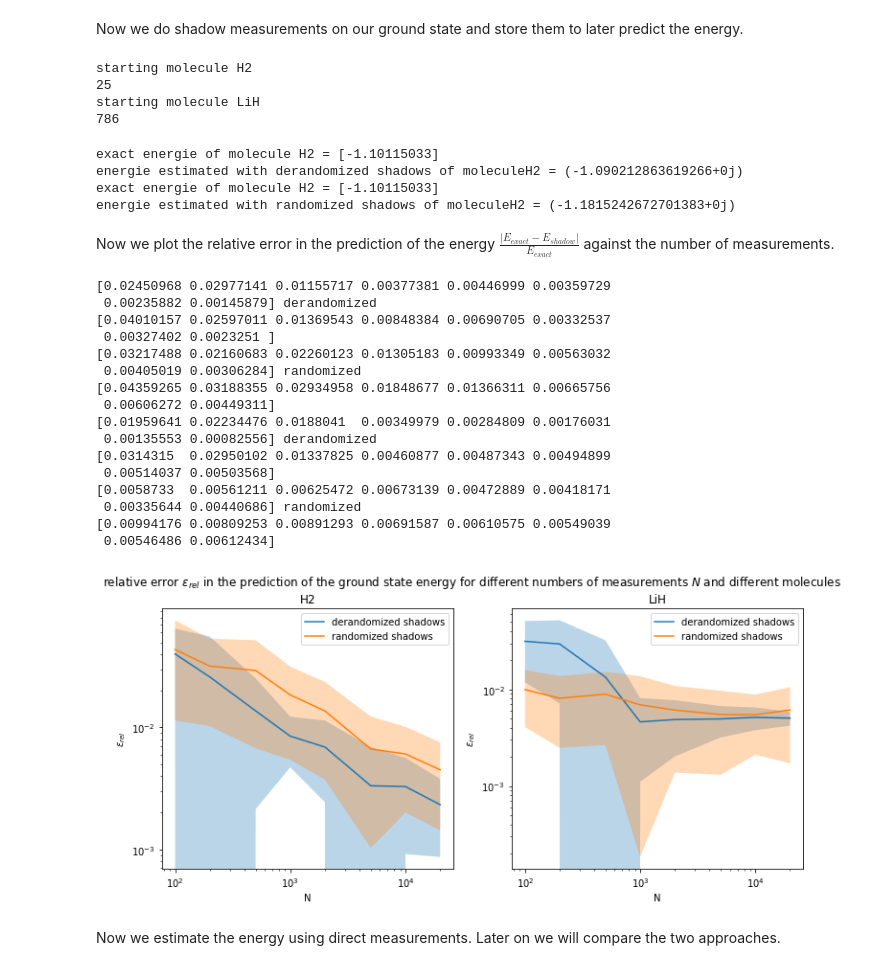
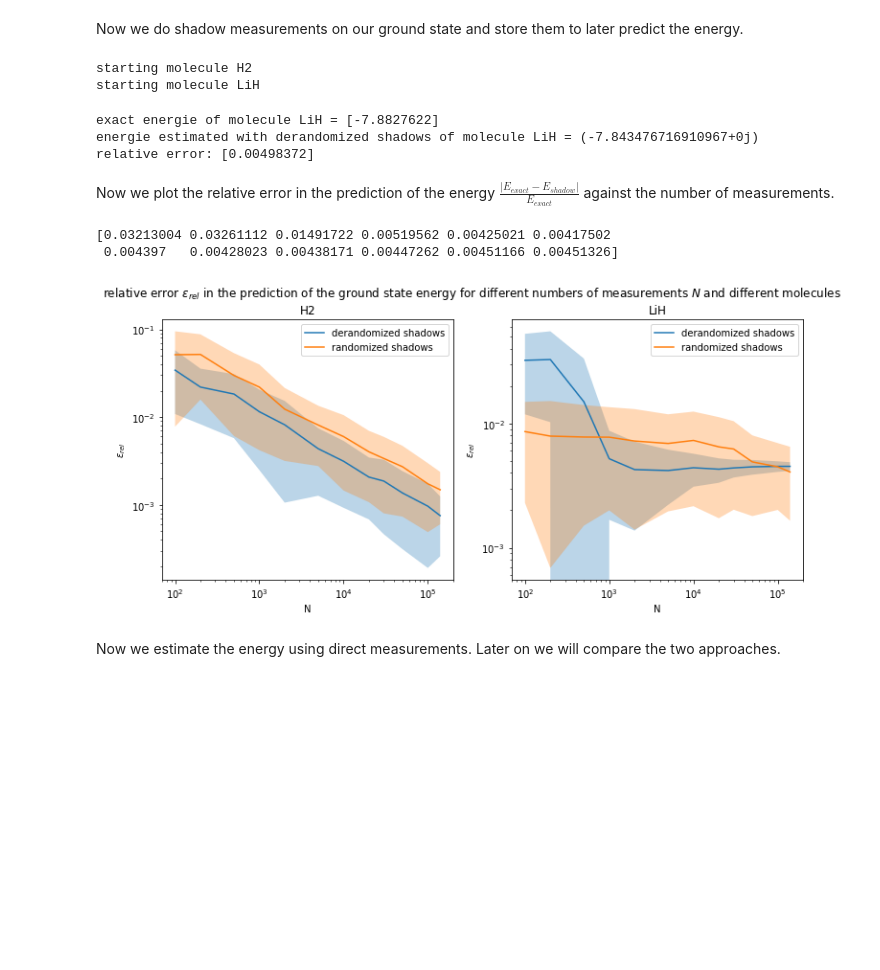
Before and after one commit to LennartBuerger/classical-shadows-for-1d-TFIM-energy-estimation, a Jupyter notebook: display_data/molecules_display_bf_and_shadow.ipynb, the cells around one changed output. Saved outputs shown, nothing was run; the diff lists cells and outputs as text; code cells hidden in the pictures; blank space fills up the shorter version.

Commit message:
plotted shadow performance for H2 and LiH, H2 works nicely, LiH not

```diff
--- a/display_data/molecules_display_bf_and_shadow.ipynb
+++ b/display_data/molecules_display_bf_and_shadow.ipynb
@@ -23,7 +23,7 @@ for molecule in molecules:
 Now we do shadow measurements on our ground state and store them to later predict the energy.
 # %%
 molecules = ['H2', 'LiH']
-num_of_measurements = 300000
+num_of_measurements = 7000000
 measurement_methods = np.array(['derandomized', 'randomized'])
 for molecule in molecules:
     print('starting molecule ' + molecule)
@@ -39,9 +39,7 @@ for molecule in molecules:
         np.save(save_direc_index, measurement_index)
 # %% [output]
 starting molecule H2
-25
 starting molecule LiH
-786
 # %%
 # this function converts the stored measurement outcomes to the correct shape needed for the shadow prediction
 def conversion_to_prediction_shadow_dict_shape(measurement_procedure, measurement_index, qubit_num):
@@ -57,45 +55,50 @@ def conversion_to_prediction_shadow_dict_shape(measurement_procedure, measuremen
     return measurement
 # %%
 measurement_methods = np.array(['derandomized', 'randomized'])
-num_of_measurements = 500
-molecules = ['H2', 'LiH', 'H2O', 'NH3']
+num_of_measurements = 10000
+molecules = ['LiH']
 energies_shadow = []
 energies_brute = []
 for molecule in molecules:
-    for l in range(0,2):
+    for l in range(0,1):
         save_direc_procedure = Path('data/shadow_measurements/procedure_molecule_' + molecule +'_method_'+measurement_methods[l]+'.npy')
         save_direc_index = Path('data/shadow_measurements/index_molecule_' + molecule +'_method_'+measurement_methods[l]+'.npy')
         measurement_procedure = np.lib.format.open_memmap(save_direc_procedure, dtype=np.str_, mode='r')
         measurement_index = np.lib.format.open_memmap(save_direc_index, dtype=np.int32, mode='r')
         measurements = conversion_to_prediction_shadow_dict_shape(measurement_procedure[0:num_of_measurements,:],
                                                                   measurement_index[0:num_of_measurements], Molecular_Hamiltonian(molecule).qubit_number_after_jordan_wigner())
-        energy_shadow = Molecular_Hamiltonian(molecule).energy_shadow(measurements).real()
+        energy_shadow = Molecular_Hamiltonian(molecule).energy_shadow(measurements)
         save_direc_eigs = Path('data/Diagonal_hamiltonian/molecule_'+ molecule + '_eigenvalues_first.npy')
         energy_brute = np.load(save_direc_eigs, allow_pickle=True)
         energies_shadow.append(energy_shadow)
         energies_brute.append(energy_brute)
         print('exact energie of molecule ' + molecule + ' = ' + str(energy_brute))
-        print('energie estimated with ' + measurement_methods[l] + ' shadows of molecule' + molecule + ' = ' + str(energy_shadow))
+        print('energie estimated with ' + measurement_methods[l] + ' shadows of molecule ' + molecule + ' = ' + str(energy_shadow))
+        print('relative error: ' + str(np.abs((energy_brute - energy_shadow) / energy_brute)))
 # %% [output]
-exact energie of molecule H2 = [-1.10115033]
-energie estimated with derandomized shadows of moleculeH2 = (-1.090212863619266+0j)
-exact energie of molecule H2 = [-1.10115033]
-energie estimated with randomized shadows of moleculeH2 = (-1.1815242672701383+0j)
+exact energie of molecule LiH = [-7.8827622]
+energie estimated with derandomized shadows of molecule LiH = (-7.843476716910967+0j)
+relative error: [0.00498372]
 # %% [markdown]
 Now we plot the relative error in the prediction of the energy $\frac{|E_{exact} - E_{shadow}|}{E_{exact}}$ against the number of measurements.
 # %%
 measurement_methods = np.array(['derandomized', 'randomized'])
-numbers_of_measurements = np.array([100, 200, 500, 1000, 2000, 5000, 10000, 20000])
-batches = 15
+numbers_of_measurements = np.array([100, 200, 500, 1000, 2000, 5000, 10000, 20000, 50000, 100000, 200000, 500000, 10**6, 2*10**6, 7*10**6])
+batches = 1
 molecules = ['H2', 'LiH']
-all_rel_errors = {}
+try:
+    save_direc_rel_errors = Path('data/energy_estimations/molecules_relative_erros_in_energy_prediction_dict.npy')
+    all_rel_errors = np.load(save_direc_rel_errors, allow_pickle=True)
+    all_rel_errors = all_rel_errors.item()
+except:
+    all_rel_errors = {}
 for molecule in molecules:
     all_rel_errors[molecule] = {}
+    save_direc_eigs = Path('data/Diagonal_hamiltonian/molecule_'+ molecule + '_eigenvalues_first.npy')
+    energy_brute = float(np.load(save_direc_eigs, allow_pickle=True))
     for l in range(0,2):
         rel_errors_in_one_batch = np.zeros((np.size(numbers_of_measurements), batches))
         for b in range(0, batches):
-            save_direc_eigs = Path('data/Diagonal_hamiltonian/molecule_'+ molecule + '_eigenvalues_first.npy')
-            energy_brute = float(np.load(save_direc_eigs, allow_pickle=True))
             for n in range(0, np.size(numbers_of_measurements)):
                 save_direc_procedure = Path('data/shadow_measurements/procedure_molecule_' + molecule +'_method_'+measurement_methods[l]+'.npy')
                 save_direc_index = Path('data/shadow_measurements/index_molecule_' + molecule +'_method_'+measurement_methods[l]+'.npy')
@@ -110,57 +113,45 @@ save_direc_rel_errors = Path('data/energy_estimations/molecules_relative_erros_i
 np.save(save_direc_rel_errors, all_rel_errors)
 # %%
 measurement_methods = np.array(['derandomized', 'randomized'])
-numbers_of_measurements = np.array([100, 200, 500, 1000, 2000, 5000, 10000, 20000])
+numbers_of_measurements = np.array([100, 200, 500, 1000, 2000, 5000, 10000, 20000, 30000, 50000, 100000, 140000])
 molecules = ['H2', 'LiH']
 fig, axs = plt.subplots(1, 2)
 fig.set_figheight(5)
 fig.set_figwidth(12)
 fig.suptitle('relative error $\epsilon_{rel}$ in the prediction of the ground state energy for different numbers of measurements $N$ and different molecules')
 save_direc_rel_errors = Path('data/energy_estimations/molecules_relative_erros_in_energy_prediction_dict.npy')
 all_rel_errors_dict = np.load(save_direc_rel_errors, allow_pickle=True)
 all_rel_errors_dict = all_rel_errors_dict.item()
 for molecule in molecules:
     for l in range(0,2):
         rel_errors = all_rel_errors_dict[molecule][measurement_methods[l]]
         rel_errors_mean = np.mean(rel_errors, axis = 1)
         rel_errors_std = np.std(rel_errors, axis = 1)
-        print(rel_errors_std, measurement_methods[l])
-        print(rel_errors_mean)
         if molecule == 'H2':
             i = 0
             j = 0
         if molecule == 'LiH':
             i = 0
             j = 1
         if molecule == 'H2O':
             i = 1
             j = 0
         if molecule == 'NH3':
             i = 1
             j = 1
         axs[j].errorbar(numbers_of_measurements, rel_errors_mean, label = measurement_methods[l] + ' shadows')
         axs[j].fill_between(numbers_of_measurements, rel_errors_mean - rel_errors_std, rel_errors_mean + rel_errors_std, alpha = 0.3)
         axs[j].set(xscale = 'log', xlabel = 'N', ylabel = '$\epsilon_{rel}$', yscale = 'log')
         axs[j].set_title(molecule)
         axs[j].legend()
+
+rel_errors = all_rel_errors_dict['LiH']['derandomized']
+rel_errors_mean = np.mean(rel_errors, axis = 1)
+print(rel_errors_mean)
 # %% [output]
-[0.02450968 0.02977141 0.01155717 0.00377381 0.00446999 0.00359729
- 0.00235882 0.00145879] derandomized
-[0.04010157 0.02597011 0.01369543 0.00848384 0.00690705 0.00332537
- 0.00327402 0.0023251 ]
-[0.03217488 0.02160683 0.02260123 0.01305183 0.00993349 0.00563032
- 0.00405019 0.00306284] randomized
-[0.04359265 0.03188355 0.02934958 0.01848677 0.01366311 0.00665756
- 0.00606272 0.00449311]
-[0.01959641 0.02234476 0.0188041  0.00349979 0.00284809 0.00176031
- 0.00135553 0.00082556] derandomized
-[0.0314315  0.02950102 0.01337825 0.00460877 0.00487343 0.00494899
- 0.00514037 0.00503568]
-[0.0058733  0.00561211 0.00625472 0.00673139 0.00472889 0.00418171
- 0.00335644 0.00440686] randomized
-[0.00994176 0.00809253 0.00891293 0.00691587 0.00610575 0.00549039
- 0.00546486 0.00612434]
+[0.03213004 0.03261112 0.01491722 0.00519562 0.00425021 0.00417502
+ 0.004397   0.00428023 0.00438171 0.00447262 0.00451166 0.00451326]
-[figure, old version]
+[figure, new version]
 # %% [markdown]
 Now we estimate the energy using direct measurements. Later on we will compare the two approaches.
 # %%
```
Also changed, not shown: parts of 9 cells of this notebook, 1 other file.
